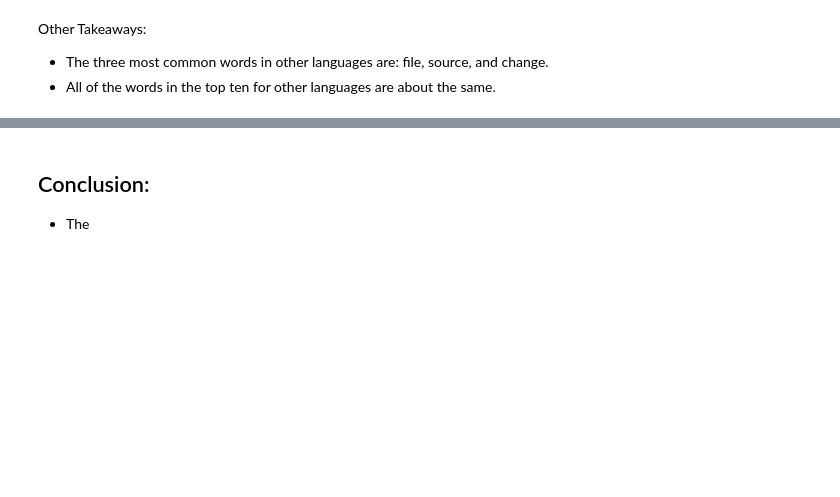
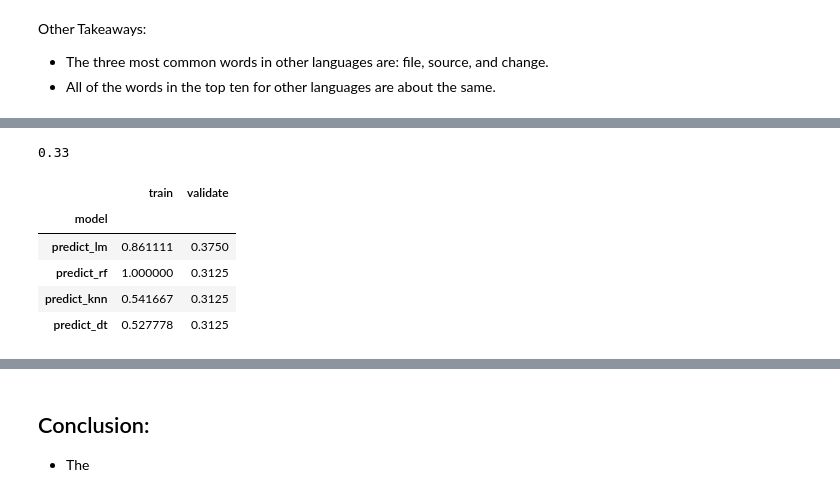
Before and after one commit to nlp-project-noether/nlp-project, a Jupyter notebook: final_report.ipynb, the cells around one changed output, grey strips where cells are left out. Saved outputs shown, nothing was run; the diff lists cells and outputs as text; code cells hidden in the pictures; blank space fills up the shorter version.

```diff
--- a/final_report.ipynb
+++ b/final_report.ipynb
@@ -186,0 +173,4 @@ def print_confusion_matrix(df,col):
+# %%
+m.print_baseline(y_train)
+# %% [output]
+0.33
@@ -186,0 +181,10 @@ def print_confusion_matrix(df,col):
+# %%
+acc= m.accuracy_df(y_train,y_val)
+acc
+# %% [output]
+|  | train | validate |
+| model |  |  |
+| predict_lm | 0.861111 | 0.3750 |
+| predict_rf | 1.000000 | 0.3125 |
+| predict_knn | 0.541667 | 0.3125 |
+| predict_dt | 0.527778 | 0.3125 |
```
Also changed, not shown: parts of 19 cells of this notebook, 3 other files.
